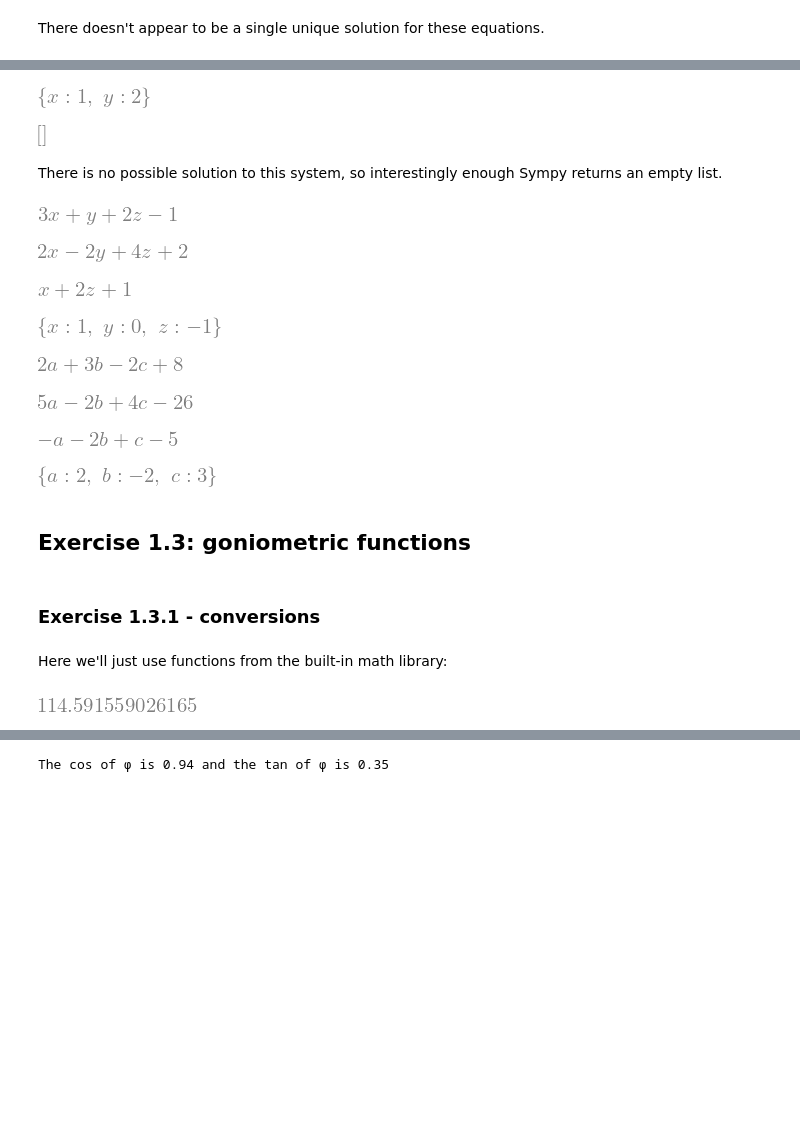
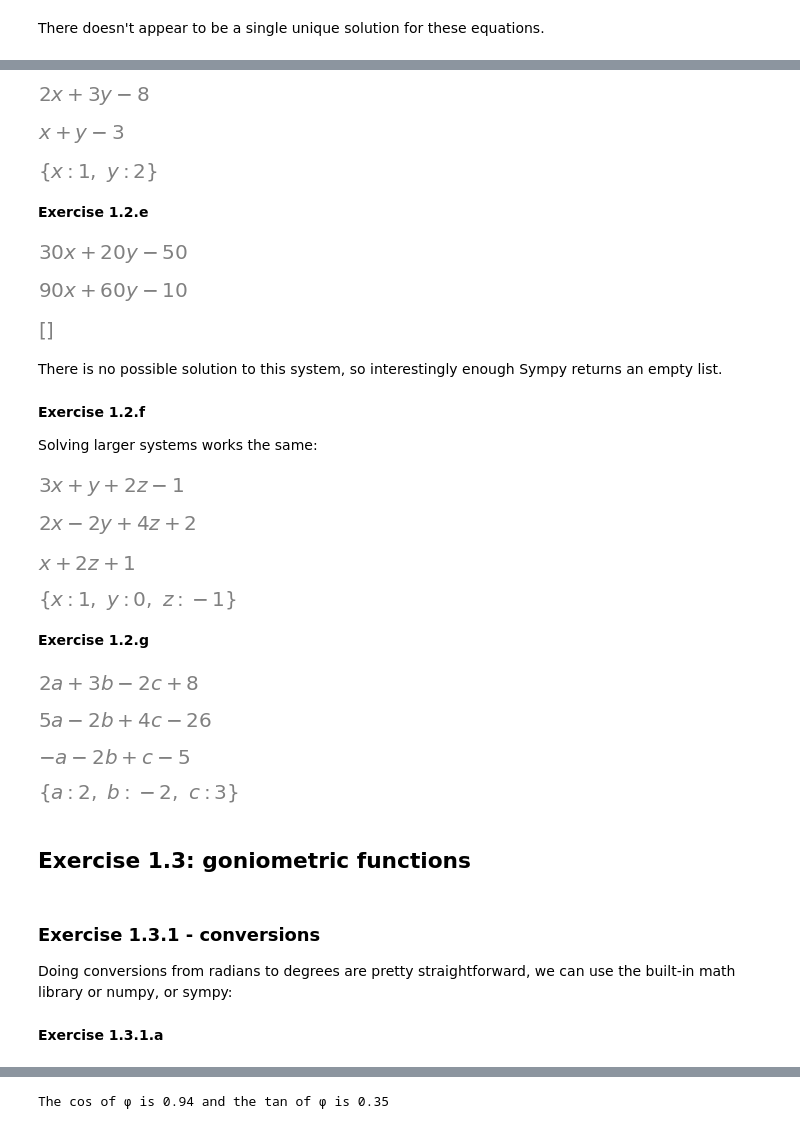
Before and after one commit to rickdkk/hms-math-py, a Jupyter notebook: chapters/Chapter_01_basics.ipynb, the cells around one changed output, grey strips where cells are left out. Cells and saved outputs as stored; diff of their text form; code cells hidden in the pictures; blank space fills up the shorter version.

```diff
--- a/chapters/Chapter_01_basics.ipynb
+++ b/chapters/Chapter_01_basics.ipynb
@@ -16,11 +22,8 @@ In this exercise we are asked to solve a list of seven systems of equations. To
 # %%
-a, b, c, x, y, z, p, q = smp.symbols("a b c x y z p q")
+a, b, c, x, y, z, p, q = symbols("a b c x y z p q")
 
 equations = [4*x + y - 14.5,
              3*x + 2*y - 16.5]
 
-solution = smp.solve(equations)
-
-display(*equations)
-print(solution)
+display(*equations, solve(equations))
 # %% [output]
@@ -40,43 +59,58 @@ There doesn't appear to be a single unique solution for these equations.
 # %%
-smp.solve([2*x + 3*y - 8, x + y -3])
+equations = [2*x + 3*y - 8,
+             x + y -3]
+
+display(*equations, solve(equations))
 # %% [output]
-[figure, old version]
+[figure, new version]
+[figure, added]
+[figure, added]
+# %% [markdown]
+**Exercise 1.2.e**
 # %%
-smp.solve([30*x + 20*y - 50, 90*x + 60*y - 10])
+equations = [30*x + 20*y - 50,
+             90*x + 60*y - 10]
+
+display(*equations, solve(equations))
 # %% [output]
-[figure, old version]
+[figure, new version]
+[figure, added]
+[figure, added]
 # %% [markdown]
 There is no possible solution to this system, so interestingly enough Sympy returns an empty list.
+# %% [markdown]
+**Exercise 1.2.f**
+
+Solving larger systems works the same:
 # %%
 equations = [3*x + y + 2*z - 1,
              2*x - 2*y + 4*z + 2,
              x + 2*z + 1]
 
-display(*equations)
-smp.solve(equations)
+display(*equations, solve(equations))
 # %% [output]
-[figure, old version]
+[figure, new version]
-[figure, old version]
+[figure, new version]
-[figure, old version]
+[figure, new version]
-[figure, old version]
+[figure, new version]
+# %% [markdown]
+**Exercise 1.2.g**
 # %%
 equations = [2*a + 3*b - 2*c + 8,
              5*a - 2*b + 4*c - 26,
              -a - 2*b + c - 5]
-display(*equations)
-smp.solve(equations)
+
+display(*equations, solve(equations))
 # %% [output]
-[figure, old version]
+[figure, new version]
 [figure]
 [figure]
-[figure, old version]
+[figure, new version]
 # %% [markdown]
 ## Exercise 1.3: goniometric functions
+# %% [markdown]
+### Exercise 1.3.1 - conversions
+
+Doing conversions from radians to degrees are pretty straightforward, we can use the built-in math library or numpy, or sympy:
 # %% [markdown]
-### Exercise 1.3.1 - conversions
+**Exercise 1.3.1.a**
-# %% [markdown]
-Here we'll just use functions from the built-in math library:
-# %%
-np.degrees(2)
-# %% [output]
-[figure, removed]
```
Also changed, not shown: parts of 71 cells of this notebook.
